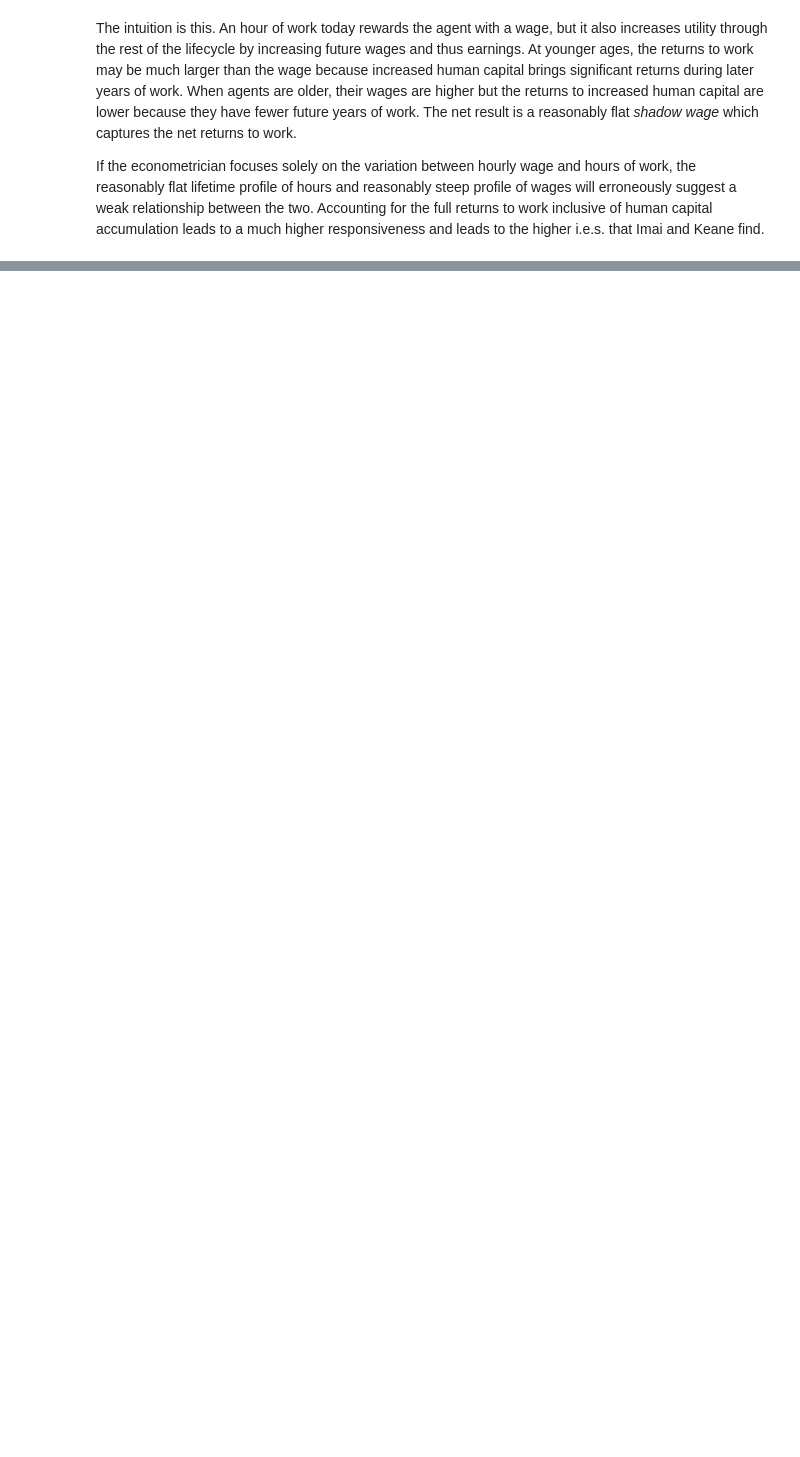
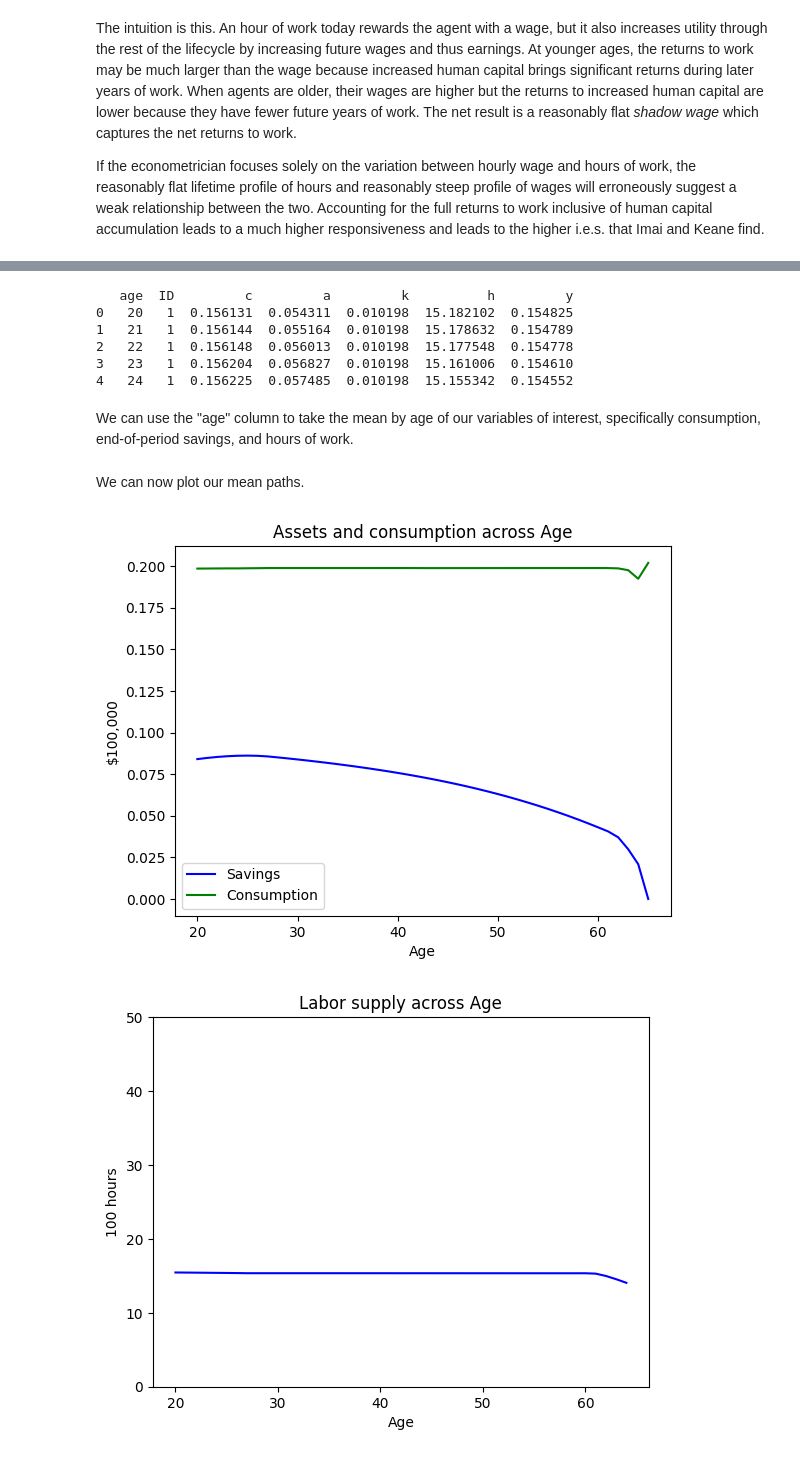
Before and after one commit to JohnRGreen/ImaiKeane_replication, a Jupyter notebook: Imai_and_Keane_2004.ipynb, the cells around one changed output, grey strips where cells are left out. Drawn from its saved outputs; the diff is of its cells as text; code cells hidden in the pictures; blank space fills up the shorter version.

```diff
--- a/Imai_and_Keane_2004.ipynb
+++ b/Imai_and_Keane_2004.ipynb
@@ -116,0 +531,5 @@ $k_0$ is a wage intercept (which can be thought of as a minimum wage, since this
+# %%
+policyC = out[0]
+policyH = out[1]
+endk    = out[2]
+policyM = out[3]
@@ -116,0 +553,48 @@ $k_0$ is a wage intercept (which can be thought of as a minimum wage, since this
+# %%
+# read in the function
+with open("./auxcode/simulate.py") as simulate:
+    exec(simulate.read())
+
+# simulate
+simdf = simulate(policyC, policyH, endk, policyM, params_sim)
+
+# Look at the head
+print(simdf.head())
+# %% [output]
+   age  ID         c         a         k          h         y
+0   20   1  0.156131  0.054311  0.010198  15.182102  0.154825
+1   21   1  0.156144  0.055164  0.010198  15.178632  0.154789
+2   22   1  0.156148  0.056013  0.010198  15.177548  0.154778
+3   23   1  0.156204  0.056827  0.010198  15.161006  0.154610
+4   24   1  0.156225  0.057485  0.010198  15.155342  0.154552
+# %% [markdown]
+We can use the "age" column to take the mean by age of our variables of interest, specifically consumption, end-of-period savings, and hours of work.
+# %%
+mean_a_1 = simdf.groupby('age')['a'].mean() # savings
+mean_c_1 = simdf.groupby('age')['c'].mean() # consumption
+mean_h_1 = simdf.groupby('age')['h'].mean() # hours of work
+# %% [markdown]
+We can now plot our mean paths.
+# %%
+plt.plot(mean_a_1.index, mean_a_1.values, label='Savings', color='blue')
+plt.plot(mean_c_1.index, mean_c_1.values, label='Consumption', color='green')
+# Add labels and title
+plt.xlabel('Age')
+plt.ylabel('\$100,000')
+plt.title('Assets and consumption across Age')
+plt.legend()
+# Show the plot
+plt.show()
+
+plt.plot(mean_h_1.index, mean_h_1.values, label='Labor supply', color='blue')
+# Add labels and title
+plt.xlabel('Age')
+plt.ylabel('100 hours')
+plt.title('Labor supply across Age')
+plt.ylim(0, 50)
+
+# Show the plot
+plt.show()
+# %% [output]
+[figure, added]
+[figure, added]
```
Also changed, not shown: parts of 38 cells of this notebook, 14 other files.
